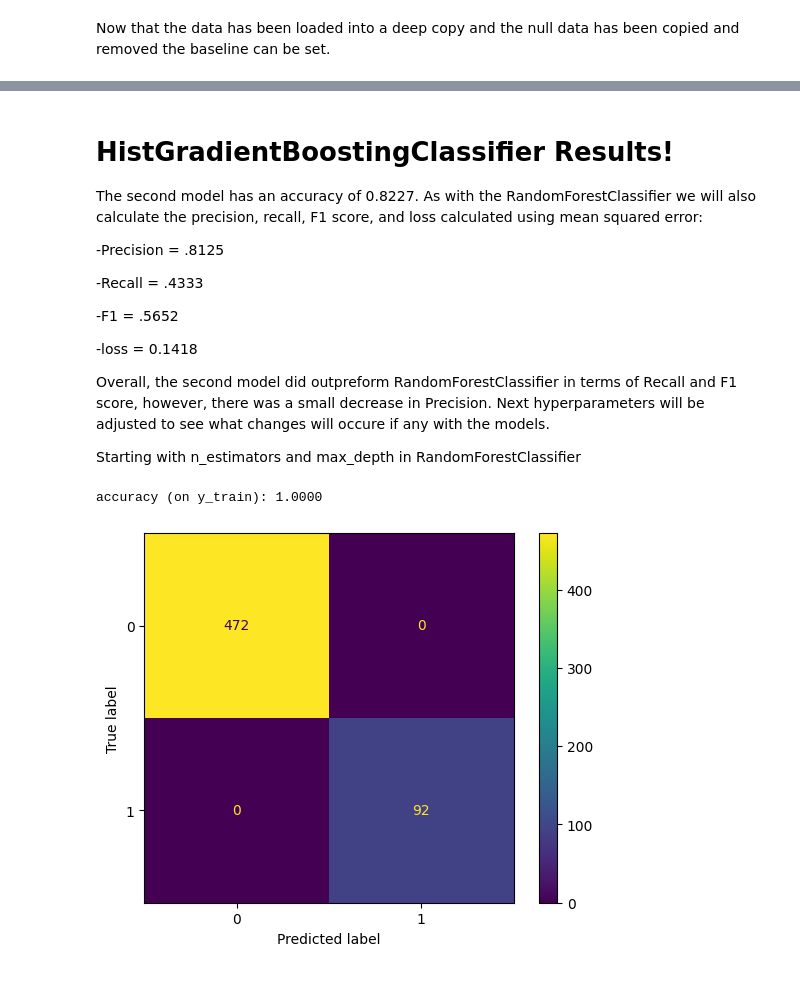
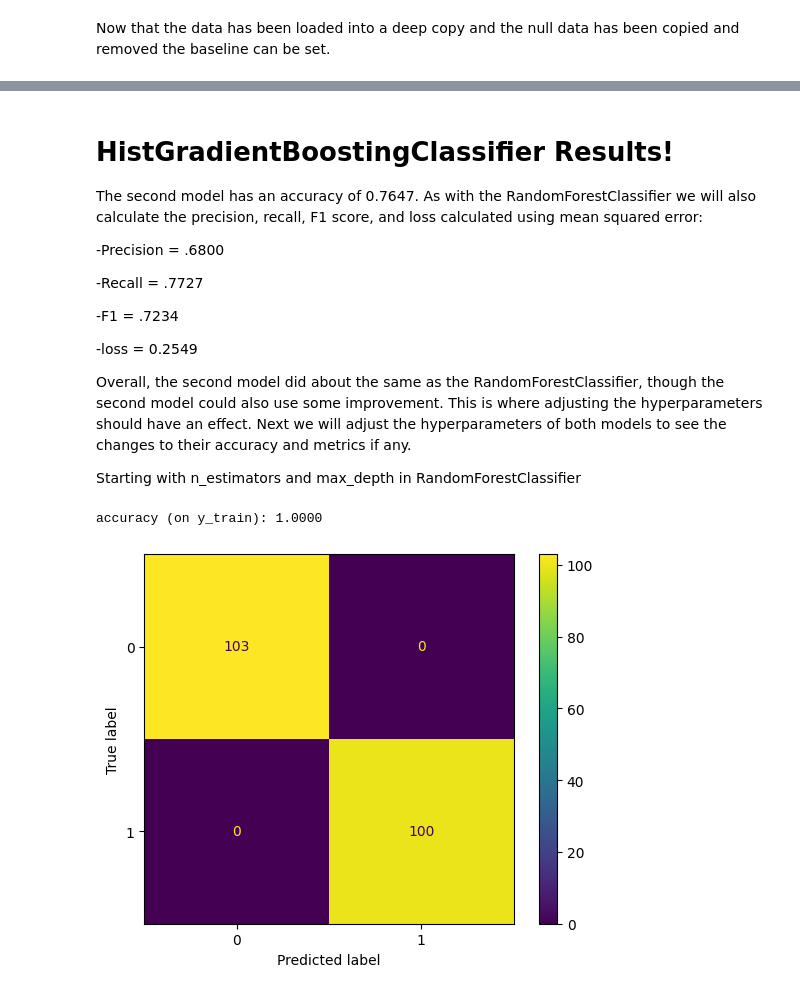
Before and after one commit to rjbeer/CS39AA-Project, a Jupyter notebook: ProjectPart2.ipynb, the cells around one changed output, grey strips where cells are left out. Saved outputs shown, nothing was run; the diff lists cells and outputs as text; code cells hidden in the pictures.

```diff
--- a/ProjectPart2.ipynb
+++ b/ProjectPart2.ipynb
@@ -106,0 +115,4 @@ df_copy.head()
+# %%
+df_copy = df_copy.drop(df_copy[df_copy['Rating'] == 1].index)
+
+print(df_copy)
@@ -217,31 +243,31 @@ mean squared error (on y_val): 0.1418
 # %% [markdown]
 # HistGradientBoostingClassifier Results!
 
-The second model has an accuracy of 0.8227. As with the RandomForestClassifier we will also calculate the precision, recall, F1 score, and loss calculated using mean squared error:
+The second model has an accuracy of 0.7647. As with the RandomForestClassifier we will also calculate the precision, recall, F1 score, and loss calculated using mean squared error:
 
--Precision = .8125
+-Precision = .6800
 
--Recall = .4333
+-Recall = .7727
 
--F1 = .5652
+-F1 = .7234
 
--loss = 0.1418
+-loss = 0.2549
 
-Overall, the second model did outpreform RandomForestClassifier in terms of Recall and F1 score, however, there was a small decrease in Precision. Next hyperparameters will be adjusted to see what changes will occure if any with the models.
+Overall, the second model did about the same as the RandomForestClassifier, though the second model could also use some improvement. This is where adjusting the hyperparameters should have an effect. Next we will adjust the hyperparameters of both models to see the changes to their accuracy and metrics if any.
 
 Starting with n_estimators and max_depth in RandomForestClassifier
 # %%
-model = RandomForestClassifier(n_estimators=50)
+model = RandomForestClassifier(n_estimators = 105)
 model = model.fit(X_train, y_train)
 
 predictions_train = model.predict(X_train)
 
 disp = ConfusionMatrixDisplay(confusion_matrix(y_train, predictions_train), display_labels=['0', '1'])
 disp.plot()
 print(f"accuracy (on y_train): {accuracy_score(y_train, predictions_train):.4f}")
 # %% [output]
 accuracy (on y_train): 1.0000
-[figure, old version]
+[figure, new version]
 # %%
 predictions_val = model.predict(X_val)
 disp = ConfusionMatrixDisplay(confusion_matrix(y_val, predictions_val), display_labels=['0', '1'])
```
Also changed, not shown: parts of 15 cells of this notebook.
